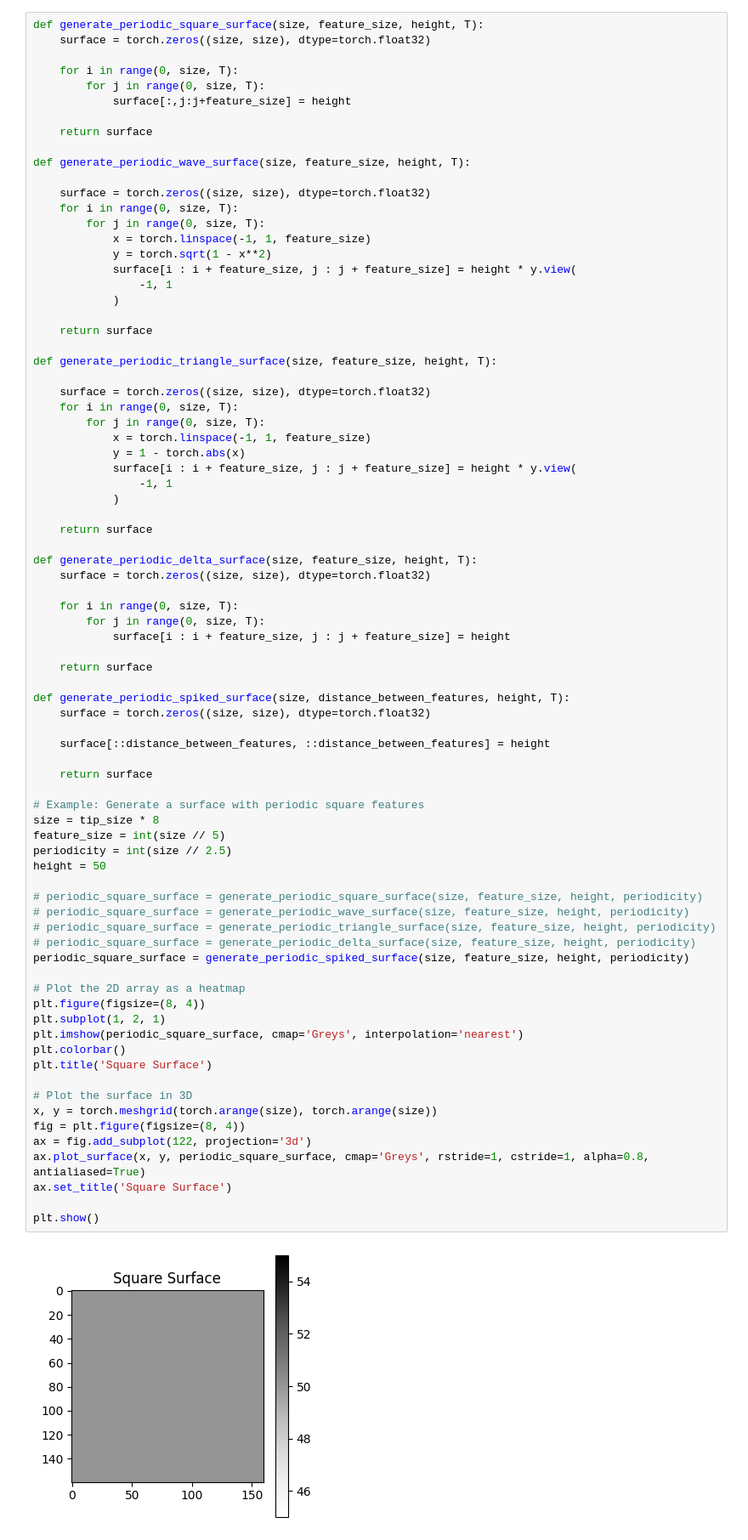
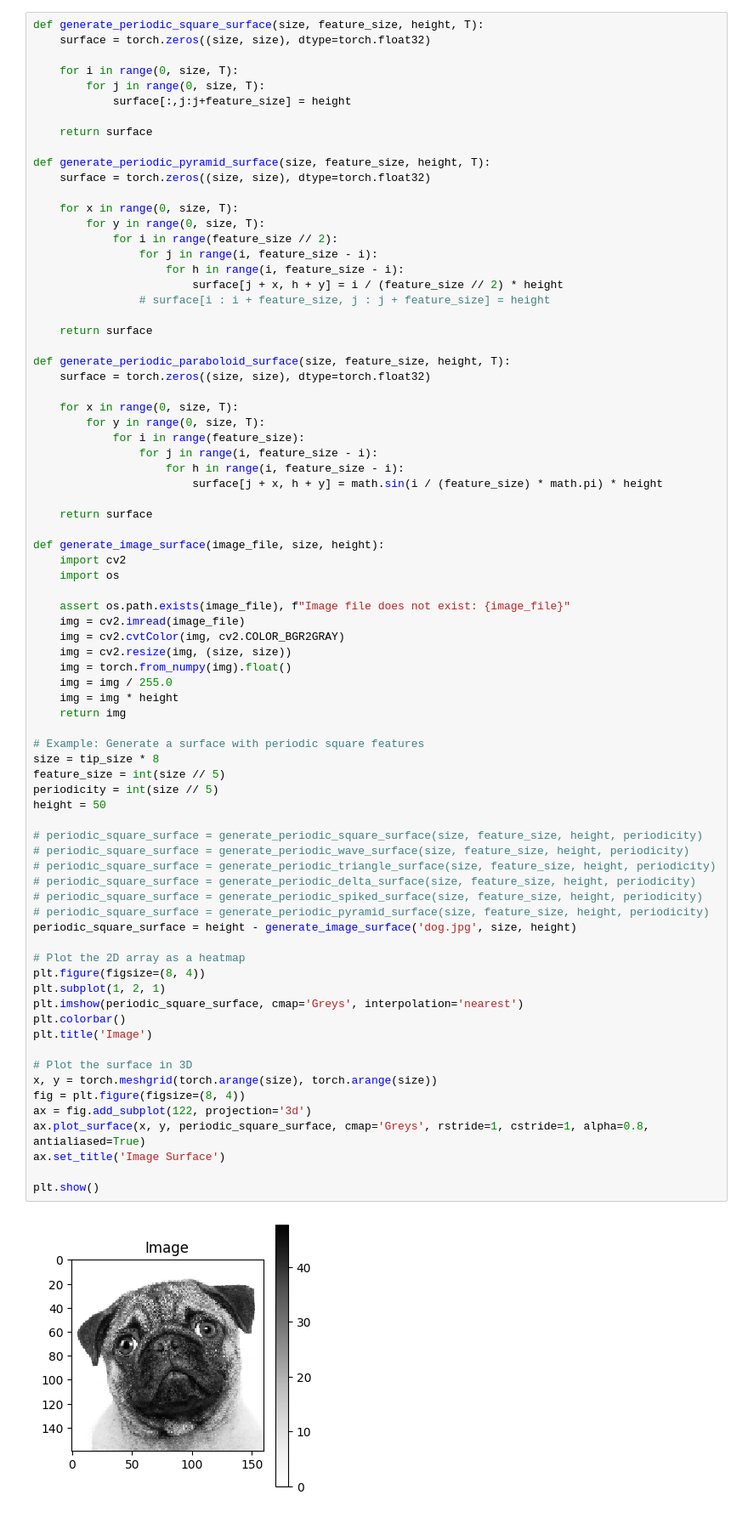
Before and after one commit to malekinho8/hollow-afm-deconvolution, a Jupyter notebook: blindtip_reconstruction_opening_only.ipynb, the cells around one changed output. Shown at 85% size. Drawn from its saved outputs; the diff is of its cells as text.

```diff
--- a/blindtip_reconstruction_opening_only.ipynb
+++ b/blindtip_reconstruction_opening_only.ipynb
@@ -64,74 +116,72 @@ def generate_periodic_square_surface(size, feature_size, height, T):
 
     return surface
 
-def generate_periodic_wave_surface(size, feature_size, height, T):
+def generate_periodic_pyramid_surface(size, feature_size, height, T):
+    surface = torch.zeros((size, size), dtype=torch.float32)
 
-    surface = torch.zeros((size, size), dtype=torch.float32)
-    for i in range(0, size, T):
-        for j in range(0, size, T):
-            x = torch.linspace(-1, 1, feature_size)
-            y = torch.sqrt(1 - x**2)
-            surface[i : i + feature_size, j : j + feature_size] = height * y.view(
-                -1, 1
-            )
+    for x in range(0, size, T):
+        for y in range(0, size, T):
+            for i in range(feature_size // 2):
+                for j in range(i, feature_size - i):
+                    for h in range(i, feature_size - i):
+                        surface[j + x, h + y] = i / (feature_size // 2) * height
+                # surface[i : i + feature_size, j : j + feature_size] = height
 
     return surface
 
-def generate_periodic_triangle_surface(size, feature_size, height, T):
+def generate_periodic_paraboloid_surface(size, feature_size, height, T):
+    surface = torch.zeros((size, size), dtype=torch.float32)
 
-    surface = torch.zeros((size, size), dtype=torch.float32)
-    for i in range(0, size, T):
-        for j in range(0, size, T):
-            x = torch.linspace(-1, 1, feature_size)
-            y = 1 - torch.abs(x)
-            surface[i : i + feature_size, j : j + feature_size] = height * y.view(
-                -1, 1
-            )
+    for x in range(0, size, T):
+        for y in range(0, size, T):
+            for i in range(feature_size):
+                for j in range(i, feature_size - i):
+                    for h in range(i, feature_size - i):
+                        surface[j + x, h + y] = math.sin(i / (feature_size) * math.pi) * height
 
     return surface
 
-def generate_periodic_delta_surface(size, feature_size, height, T):
-    surface = torch.zeros((size, size), dtype=torch.float32)
+def generate_image_surface(image_file, size, height):
+    import cv2
+    import os
 
-    for i in range(0, size, T):
-        for j in range(0, size, T):
-            surface[i : i + feature_size, j : j + feature_size] = height
-
-    return surface
-
-def generate_periodic_spiked_surface(size, distance_between_features, height, T):
-    surface = torch.zeros((size, size), dtype=torch.float32)
-
-    surface[::distance_between_features, ::distance_between_features] = height
-
-    return surface
+    assert os.path.exists(image_file), f"Image file does not exist: {image_file}"
+    img = cv2.imread(image_file)
+    img = cv2.cvtColor(img, cv2.COLOR_BGR2GRAY)
+    img = cv2.resize(img, (size, size))
+    img = torch.from_numpy(img).float()
+    img = img / 255.0
+    img = img * height
+    return img
 
 # Example: Generate a surface with periodic square features
 size = tip_size * 8
 feature_size = int(size // 5)
-periodicity = int(size // 2.5)
+periodicity = int(size // 5)
 height = 50
 
 # periodic_square_surface = generate_periodic_square_surface(size, feature_size, height, periodicity)
 # periodic_square_surface = generate_periodic_wave_surface(size, feature_size, height, periodicity)
 # periodic_square_surface = generate_periodic_triangle_surface(size, feature_size, height, periodicity)
 # periodic_square_surface = generate_periodic_delta_surface(size, feature_size, height, periodicity)
-periodic_square_surface = generate_periodic_spiked_surface(size, feature_size, height, periodicity)
+# periodic_square_surface = generate_periodic_spiked_surface(size, feature_size, height, periodicity)
+# periodic_square_surface = generate_periodic_pyramid_surface(size, feature_size, height, periodicity)
+periodic_square_surface = height - generate_image_surface('dog.jpg', size, height)
 
 # Plot the 2D array as a heatmap
 plt.figure(figsize=(8, 4))
 plt.subplot(1, 2, 1)
 plt.imshow(periodic_square_surface, cmap='Greys', interpolation='nearest')
 plt.colorbar()
-plt.title('Square Surface')
+plt.title('Image')
 
 # Plot the surface in 3D
 x, y = torch.meshgrid(torch.arange(size), torch.arange(size))
 fig = plt.figure(figsize=(8, 4))
 ax = fig.add_subplot(122, projection='3d')
 ax.plot_surface(x, y, periodic_square_surface, cmap='Greys', rstride=1, cstride=1, alpha=0.8, antialiased=True)
-ax.set_title('Square Surface')
+ax.set_title('Image Surface')
 
 plt.show()
 # %% [output]
-[figure, old version]
+[figure, new version]
```
Also changed, not shown: parts of 7 cells of this notebook, 8 other files.
